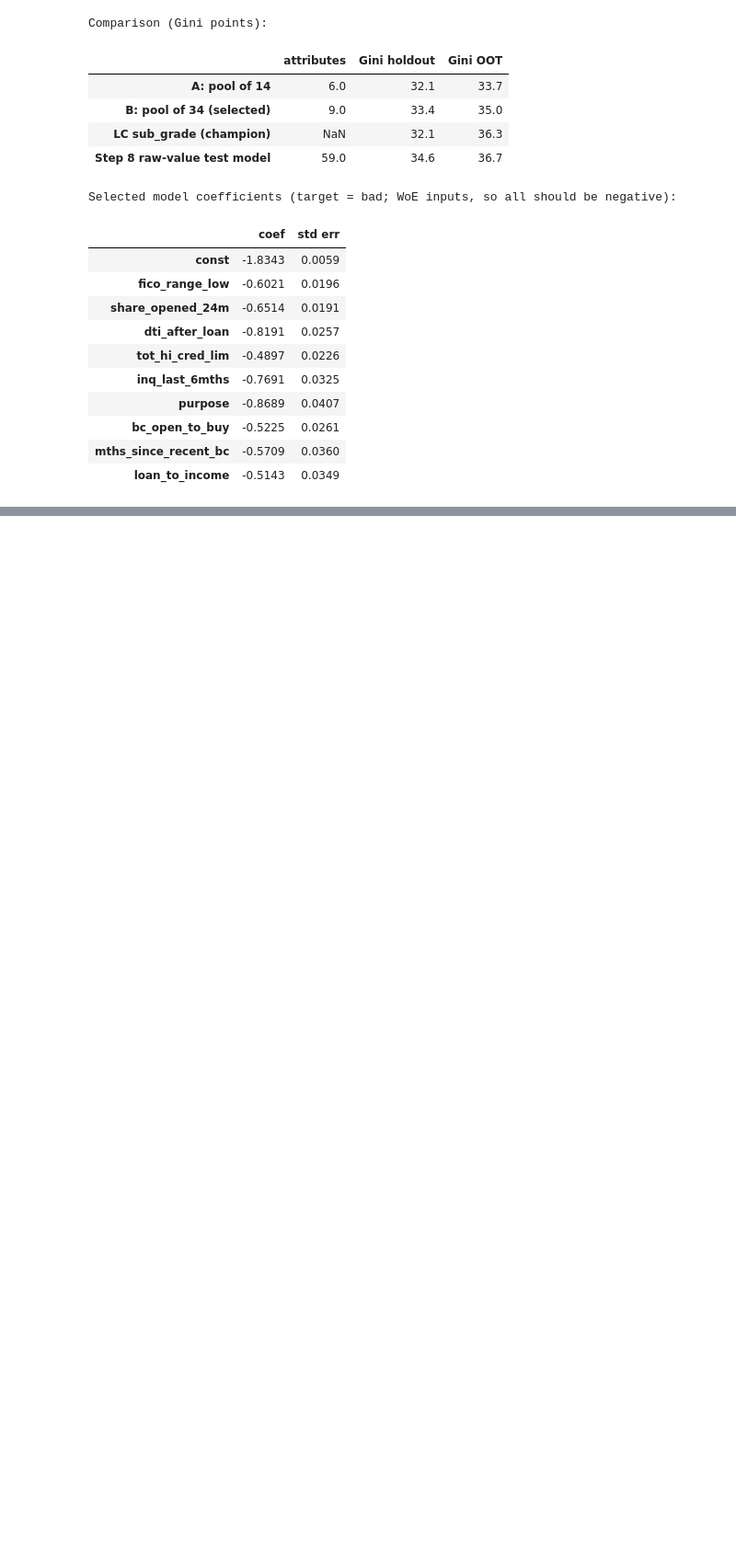
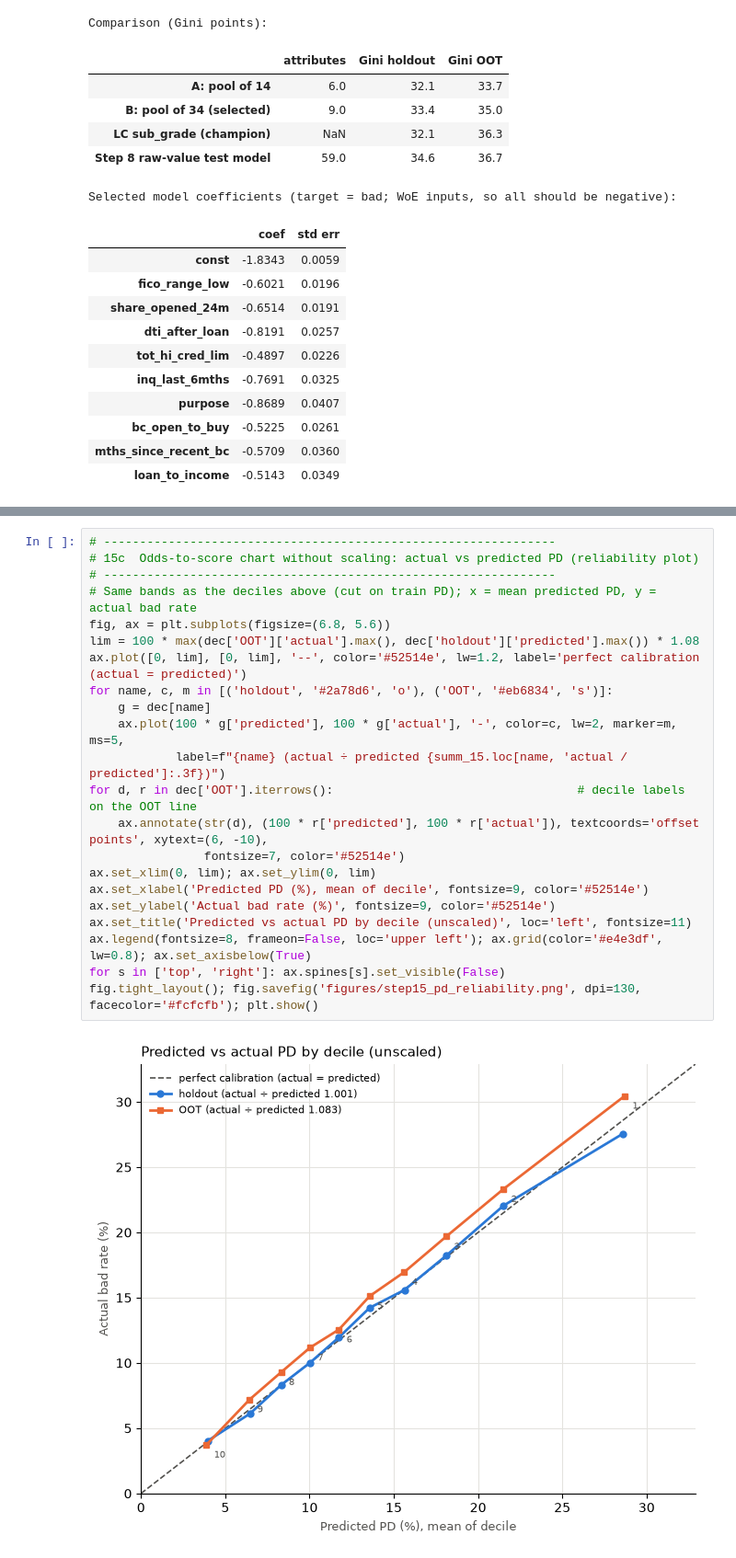
Before and after one commit to daniel-d-wu/scorecard-dev, a Jupyter notebook: scorecard_dev.ipynb, the cells around one changed output, grey strips where cells are left out. Shown at 92% size. Saved outputs shown, nothing was run; the diff lists cells and outputs as text; blank space fills up the shorter version.

```diff
--- a/scorecard_dev.ipynb
+++ b/scorecard_dev.ipynb
@@ -2356,0 +2701,24 @@ The selected attributes are `sel_12`, and the fitted model is `model_12`. Coarse
+# %%
+# ---------------------------------------------------------------
+# 15c  Odds-to-score chart without scaling: actual vs predicted PD (reliability plot)
+# ---------------------------------------------------------------
+# Same bands as the deciles above (cut on train PD); x = mean predicted PD, y = actual bad rate
+fig, ax = plt.subplots(figsize=(6.8, 5.6))
+lim = 100 * max(dec['OOT']['actual'].max(), dec['holdout']['predicted'].max()) * 1.08
+ax.plot([0, lim], [0, lim], '--', color='#52514e', lw=1.2, label='perfect calibration (actual = predicted)')
+for name, c, m in [('holdout', '#2a78d6', 'o'), ('OOT', '#eb6834', 's')]:
+    g = dec[name]
+    ax.plot(100 * g['predicted'], 100 * g['actual'], '-', color=c, lw=2, marker=m, ms=5,
+            label=f"{name} (actual ÷ predicted {summ_15.loc[name, 'actual / predicted']:.3f})")
+for d, r in dec['OOT'].iterrows():                                  # decile labels on the OOT line
+    ax.annotate(str(d), (100 * r['predicted'], 100 * r['actual']), textcoords='offset points', xytext=(6, -10),
+                fontsize=7, color='#52514e')
+ax.set_xlim(0, lim); ax.set_ylim(0, lim)
+ax.set_xlabel('Predicted PD (%), mean of decile', fontsize=9, color='#52514e')
+ax.set_ylabel('Actual bad rate (%)', fontsize=9, color='#52514e')
+ax.set_title('Predicted vs actual PD by decile (unscaled)', loc='left', fontsize=11)
+ax.legend(fontsize=8, frameon=False, loc='upper left'); ax.grid(color='#e4e3df', lw=0.8); ax.set_axisbelow(True)
+for s in ['top', 'right']: ax.spines[s].set_visible(False)
+fig.tight_layout(); fig.savefig('figures/step15_pd_reliability.png', dpi=130, facecolor='#fcfcfb'); plt.show()
+# %% [output]
+[figure, added]
```
Also changed, not shown: parts of 25 cells of this notebook, 1 other file.
